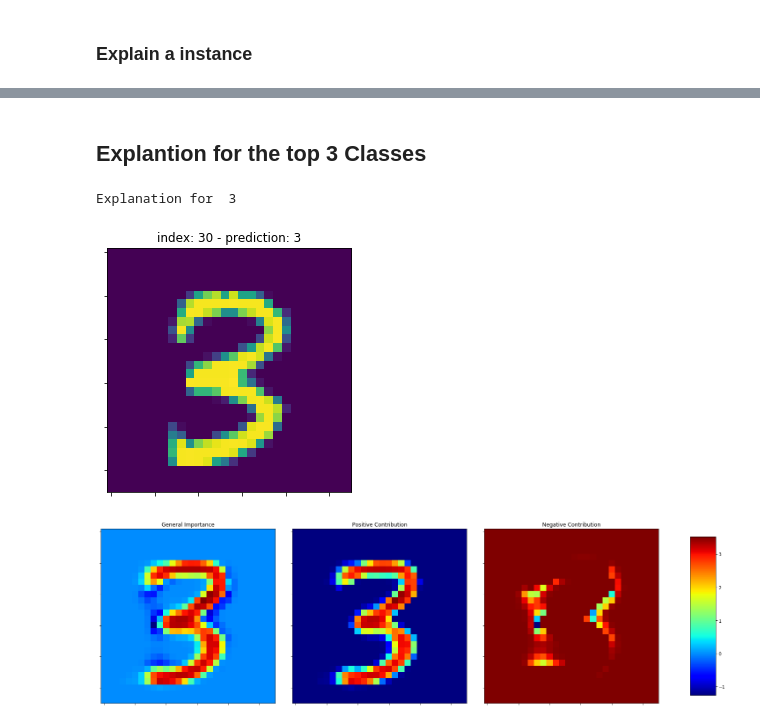
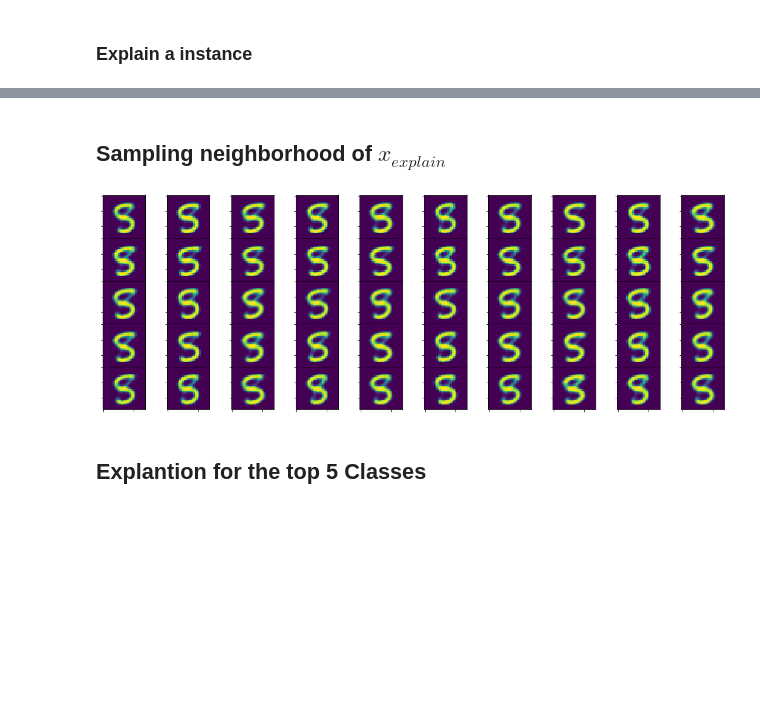
Before and after one commit to tiagobotari/melime, a Jupyter notebook: m-lime/playground/experiments/ex_image_vae_mnist-Copy1.ipynb, the cells around one changed output, grey strips where cells are left out. Cells and saved outputs as stored; diff of their text form; code cells hidden in the pictures; blank space fills up the shorter version.

```diff
--- a/m-lime/playground/experiments/ex_image_vae_mnist-Copy1.ipynb
+++ b/m-lime/playground/experiments/ex_image_vae_mnist-Copy1.ipynb
@@ -87,3 +74,8 @@ for ax in axis:
+# %%
+density = DensityVAE(input_dim=784)
+# density.fit(train_loader, epochs=40)
+# density.save_manifold('./mode_vae_manifold_neu.pth')
+density = density.load_manifold('./mode_vae_manifold_neu.pth')
 # %% [markdown]
 ### Explain a instance
 # %%
@@ -115,16 +96,18 @@ density = DensityVAE(input_dim=784)
-# %%
-density = density.load_manifold('./mode_vae_manifold.pth')
+# %% [markdown]
+## Sampling neighborhood of $x_{explain}$
 # %%
-if False:
-    x_sample = density.sample_radius(x_exp=x_explain.reshape(-1, 784), r=1.5, n_samples=15000, random_state=None)
-    fig, axis = plt.subplots(5, 10, figsize=(15, 5))
-    axis= axis.reshape(-1)
-    for ax, img_i in zip(axis, x_sample[:50]):
-        x_ = img_i.reshape(28, 28)
-        plt.setp(ax.get_xticklabels(), visible=False)
-        plt.setp(ax.get_yticklabels(), visible=False)
-        ax.imshow(x_, interpolation = 'none')
-    plt.subplots_adjust(left=0.01, bottom=0.01, right=0.99, top=0.99, wspace=0.01, hspace=0.001)
-    plt.show()
+x_sample = density.sample_radius(
+    x_exp=x_explain.reshape(-1, 784), r=0.5, n_samples=15000, random_state=None)
+fig, axis = plt.subplots(5, 10, figsize=(15, 5))
+axis= axis.reshape(-1)
+for ax, img_i in zip(axis, x_sample[:50]):
+    x_ = img_i.reshape(28, 28)
+    plt.setp(ax.get_xticklabels(), visible=False)
+    plt.setp(ax.get_yticklabels(), visible=False)
+    ax.imshow(x_, interpolation = 'none')
+plt.subplots_adjust(left=0.01, bottom=0.01, right=0.99, top=0.99, wspace=0.01, hspace=0.001)
+plt.show()
+# %% [output]
+[figure, added]
 # %% [markdown]
-## Explantion for the top 3 Classes
+## Explantion for the top 5 Classes
@@ -131,21 +120,21 @@ if False:
 # %%
-torch.cuda.empty_cache()
-class_to_explain = top_three[0]
-print('Explanation for ', class_to_explain)
-try:
-    del explain_linear
-except:
-    pass
-explain_linear = ExplainLinear(
-    model_predict=model_predict, density=density, linear_model='SGD', verbose=False)
-result = explain_linear.explain_instance(
-    x_explain=x_explain
-    , r=0.1, class_index=class_to_explain, tol=0.05)
-y = 'index: {:} - prediction: {:}'.format(index, np.argmax(y_explain))
-fig, axis = plt.subplots(1, figsize=(4.5, 4.5))
-ax = plot_instances(axis, x_explain, y)
-a = ImagePlot.plot_importance(result['importance'], standardization=True)
+def explaination(x_explain, model_predict, class_to_explain, local_class, r):
+    print('Explanation for ', class_to_explain)
+    explain_linear = ExplainerLinear(
+        model_predict=model_predict, density=density, local_model=local_class, verbose=False)
+    result, contra = explain_linear.explain_instance(
+        x_explain=x_explain,
+        r=r,
+        n_samples=10000,
+        class_index=class_to_explain,
+        tol=0.05)
+    y = 'index: {:} - prediction: {:}'.format(index, np.argmax(y_explain))
+    fig, axis = plt.subplots(1, figsize=(4.5, 4.5))
+    ax = plot_instances(axis, x_explain, y)
+    a = ImagePlot.plot_importance(result['importance'], standardization=True)
+    fig, axis = plt.subplots(1, 2)
+    axis = axis.reshape(-1)
+    plot = plot_instances(
+        axis[1], contra.samples_con[0].reshape(28,28), f'Contrary\n Prob.: {contra.y_con[0]:5.3f}')
+    plot = plot_instances(
+        axis[0], contra.samples_fav[0].reshape(28,28), f'Favorable\n Prob.: {contra.y_fav[0]:5.3f}')
-# %% [output]
-Explanation for  3
-[figure, removed]
-[figure, removed]
```
Also changed, not shown: parts of 30 cells of this notebook, 6 other files.
